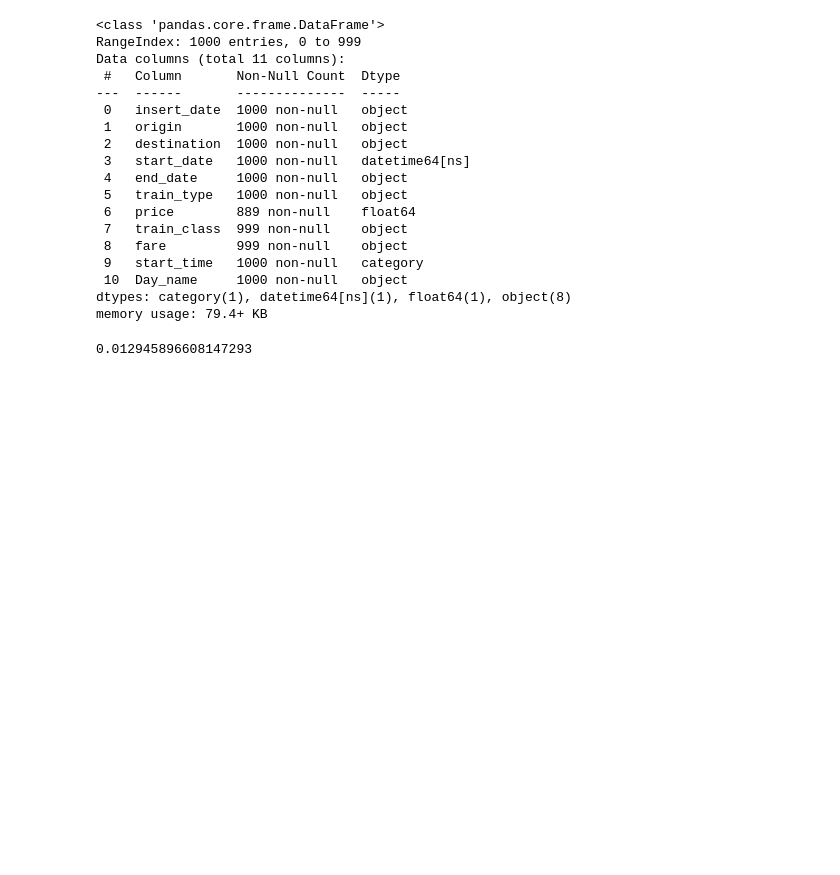
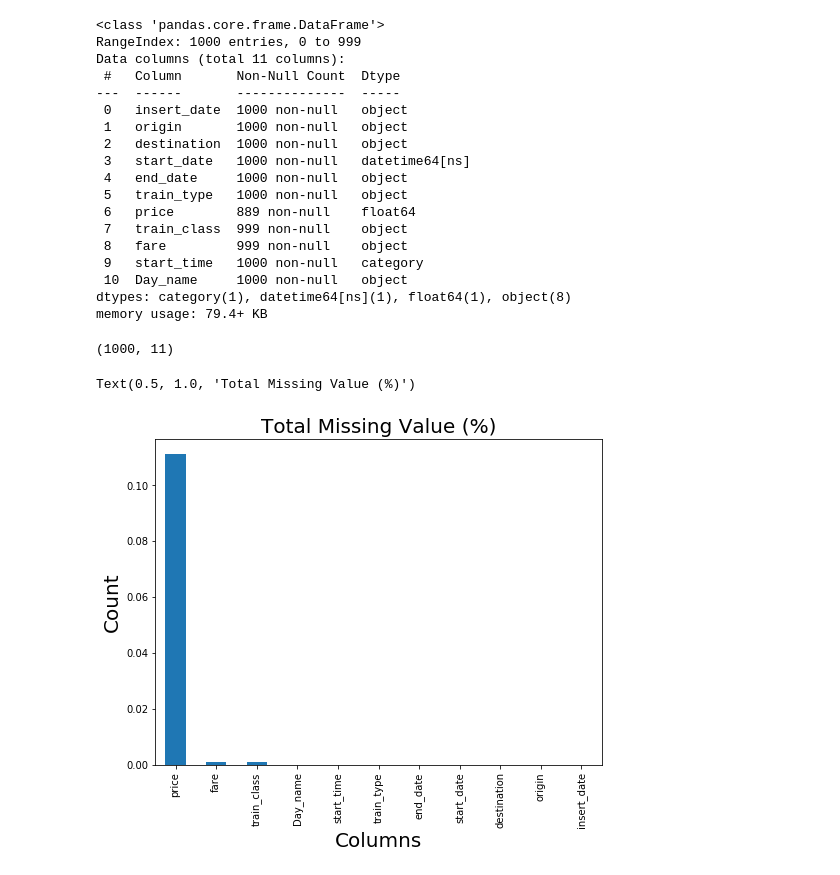
Before and after one commit to rlska105/Kaggle_Competition, a Jupyter notebook: Train_Ticket_Monitoring_price.ipynb, the cells around one changed output. Saved outputs shown, nothing was run; the diff lists cells and outputs as text; code cells hidden in the pictures; blank space fills up the shorter version.

```diff
--- a/Train_Ticket_Monitoring_price.ipynb
+++ b/Train_Ticket_Monitoring_price.ipynb
@@ -133,8 +133,20 @@ Data columns (total 11 columns):
  10  Day_name     1000 non-null   object
 dtypes: category(1), datetime64[ns](1), float64(1), object(8)
 memory usage: 79.4+ KB
-# %%
-co = df['price'].corr(df['start_time'])
-co
-# %% [output]
-0.012945896608147293
+# %%
+df.shape
+# %% [output]
+(1000, 11)
+# %%
+total = df.isnull().sum().sort_values(ascending=False)
+percent = (df.isnull().sum()/df.isnull().count()).sort_values(ascending=False)
+missing_data = pd.concat([total, percent], axis=1, keys=['Total', 'Percent'])
+
+percent_data = percent.head(20)
+percent_data.plot(kind="bar", figsize = (8,6), fontsize = 10)
+plt.xlabel("Columns", fontsize = 20)
+plt.ylabel("Count", fontsize = 20)
+plt.title("Total Missing Value (%)", fontsize = 20)
+# %% [output]
+Text(0.5, 1.0, 'Total Missing Value (%)')
+[figure, added]
```
Also changed, not shown: parts of 5 cells of this notebook.
